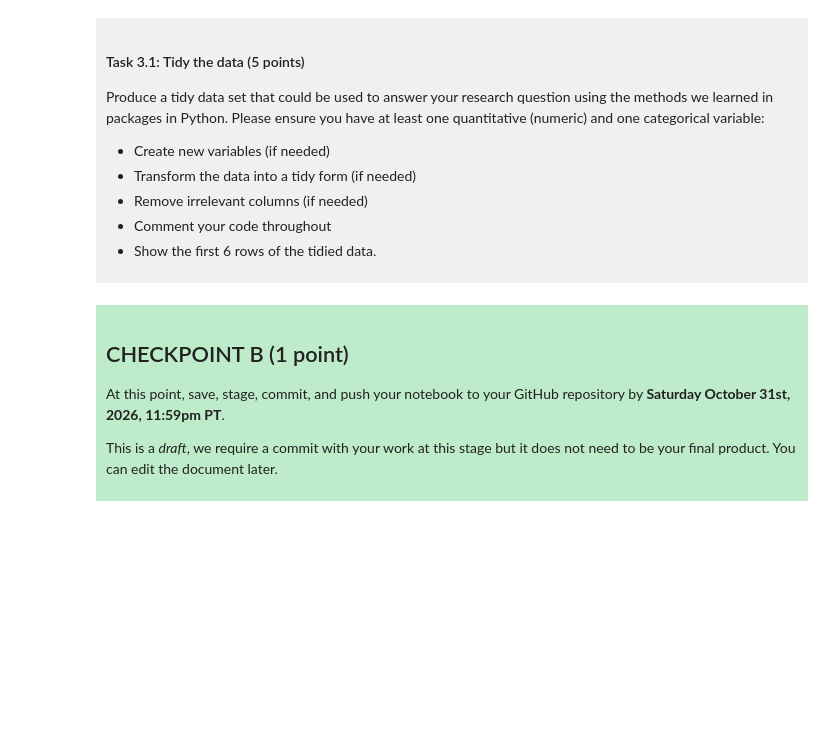
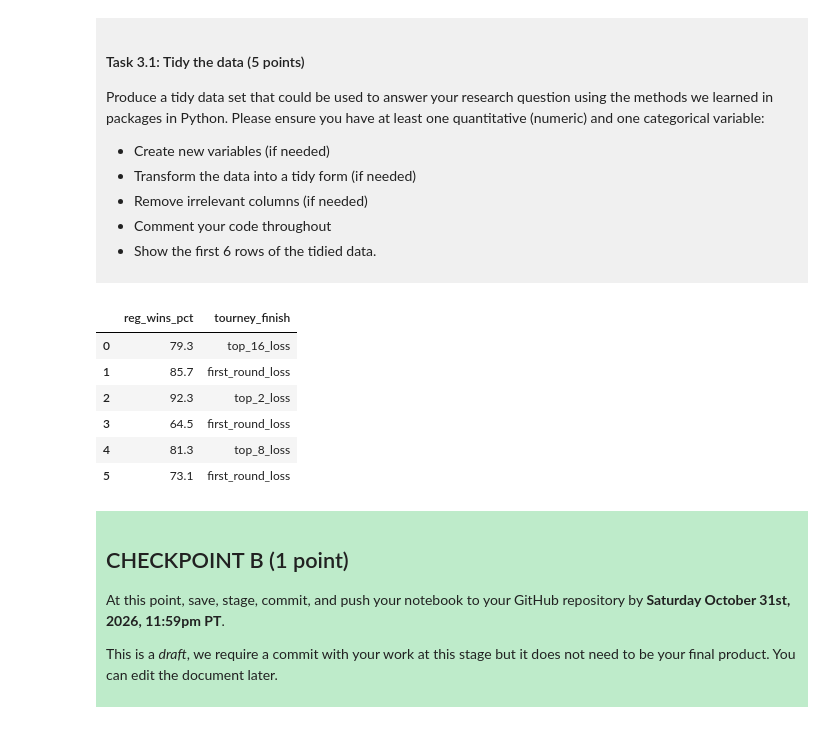
Before and after one commit to Yingxixu0426/dsci-100-project-Yingxi_Xu, a Jupyter notebook: dsci-100-project-notebook.ipynb, the cells around one changed output. Saved outputs shown, nothing was run; the diff lists cells and outputs as text; code cells hidden in the pictures; blank space fills up the shorter version.

```diff
--- a/dsci-100-project-notebook.ipynb
+++ b/dsci-100-project-notebook.ipynb
@@ -187,7 +197,16 @@ Produce a tidy data set that could be used to answer your research question usin
 
 </div>
 # %%
-### EDIT THIS CODE CELL ###
+data_flitered=data[["reg_wins_pct","tourney_finish"]] #I am going to fliter the two variables that I need for the question
+data_flitered.head(6) #
+# %% [output]
+|  | reg_wins_pct | tourney_finish |
+| 0 | 79.3 | top_16_loss |
+| 1 | 85.7 | first_round_loss |
+| 2 | 92.3 | top_2_loss |
+| 3 | 64.5 | first_round_loss |
+| 4 | 81.3 | top_8_loss |
+| 5 | 73.1 | first_round_loss |
 # %% [markdown]
 <div style="background-color: #beebca; padding: 10px;">
 
```
Also changed, not shown: parts of 3 cells of this notebook.
